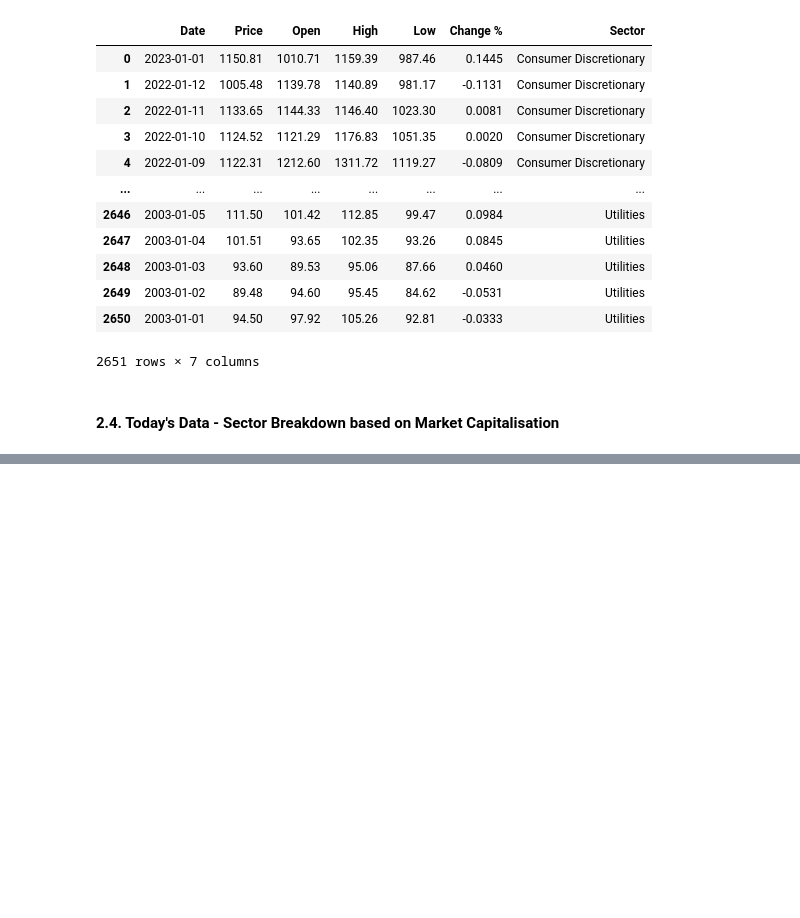
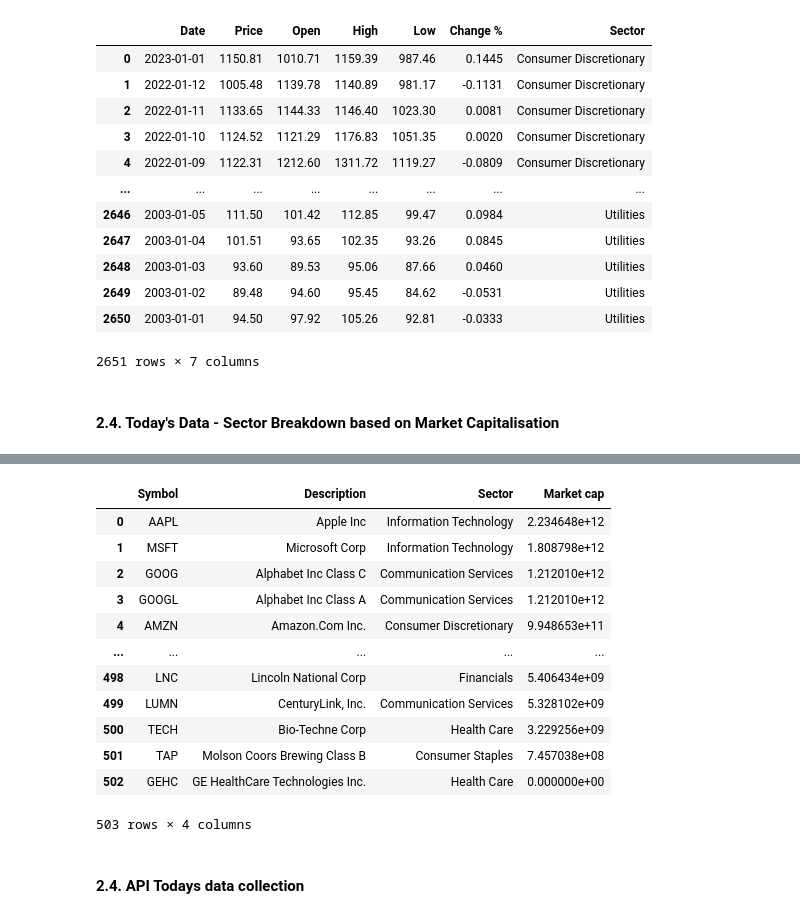
Before and after one commit to rocklurva/Mini-Project-1, a Jupyter notebook: main.ipynb, the cells around one changed output, grey strips where cells are left out. Drawn from its saved outputs; the diff is of its cells as text; code cells hidden in the pictures; blank space fills up the shorter version.

```diff
--- a/main.ipynb
+++ b/main.ipynb
@@ -253,0 +303,26 @@ clean_market_cap = market_cap[['Symbol', 'Description', 'GICS Sector','Market ca
+# %%
+# Clean market cap
+
+market_cap["Market cap"] = market_cap["Market cap"].str.replace('$', '').str.replace(',', '').astype(float)
+renamed_market_cap = market_cap.rename(columns={"GICS Sector": "Sector"})
+# %%
+# Create a new DataFrame with the cleaned data of the Market Cap
+
+clean_market_cap = pd.DataFrame(renamed_market_cap[['Symbol', 'Description', 'Sector','Market cap']])
+clean_market_cap
+# %% [output]
+|  | Symbol | Description | Sector | Market cap |
+| 0 | AAPL | Apple Inc | Information Technology | 2.234648e+12 |
+| 1 | MSFT | Microsoft Corp | Information Technology | 1.808798e+12 |
+| 2 | GOOG | Alphabet Inc Class C | Communication Services | 1.212010e+12 |
+| 3 | GOOGL | Alphabet Inc Class A | Communication Services | 1.212010e+12 |
+| 4 | AMZN | Amazon.Com Inc. | Consumer Discretionary | 9.948653e+11 |
+| ... | ... | ... | ... | ... |
+| 498 | LNC | Lincoln National Corp | Financials | 5.406434e+09 |
+| 499 | LUMN | CenturyLink, Inc. | Communication Services | 5.328102e+09 |
+| 500 | TECH | Bio-Techne Corp | Health Care | 3.229256e+09 |
+| 501 | TAP | Molson Coors Brewing Class B | Consumer Staples | 7.457038e+08 |
+| 502 | GEHC | GE HealthCare Technologies Inc. | Health Care | 0.000000e+00 |
+503 rows × 4 columns
+# %% [markdown]
+#### 2.4. API Todays data collection
```
Also changed, not shown: parts of 6 cells of this notebook.
